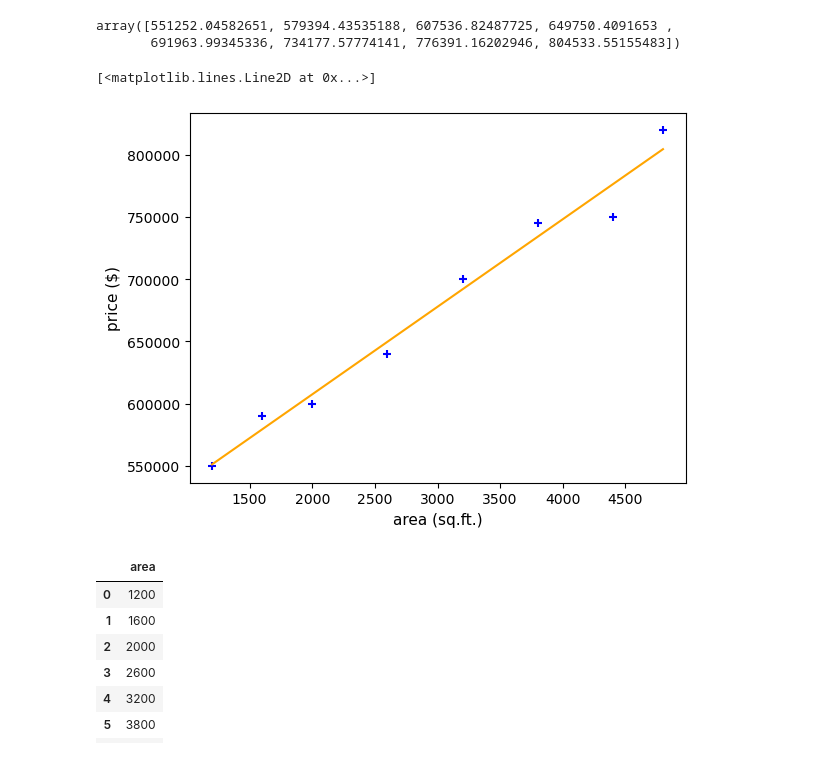
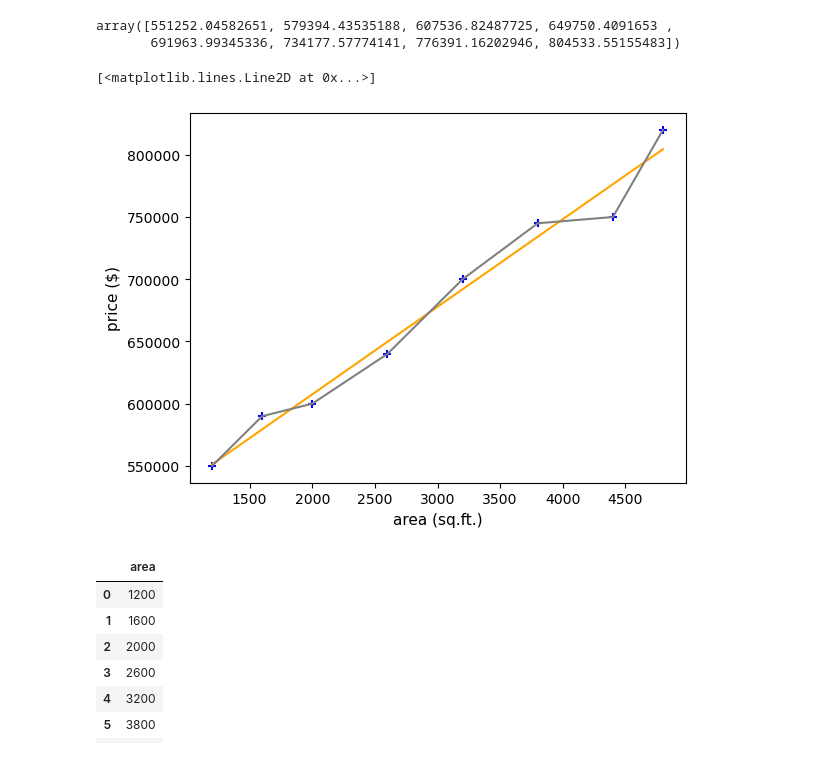
Before and after one commit to akdubey2k/ML, a Jupyter notebook: ML/1_linear_regression_single_var/1_linear_regression_single_var.ipynb, the cells around one changed output. Drawn from its saved outputs; the diff is of its cells as text; code cells hidden in the pictures.

```diff
--- a/ML/1_linear_regression_single_var/1_linear_regression_single_var.ipynb
+++ b/ML/1_linear_regression_single_var/1_linear_regression_single_var.ipynb
@@ -38,11 +38,12 @@ array([551252.04582651, 579394.43535188, 607536.82487725, 649750.4091653 ,
 # %%
 plt.xlabel('area (sq.ft.)', fontsize=11)
 plt.ylabel('price ($)', fontsize=11)
 plt.scatter(df.area, df.price, color='blue', marker='+')
 plt.plot(df.area, p, color='orange')
+plt.plot(df.area, df.price, color='gray')
 # %% [output]
 [<matplotlib.lines.Line2D at 0x...>]
-[figure, old version]
+[figure, new version]
 # %%
 new_df = df.drop('price', axis='columns')
 new_df
```
